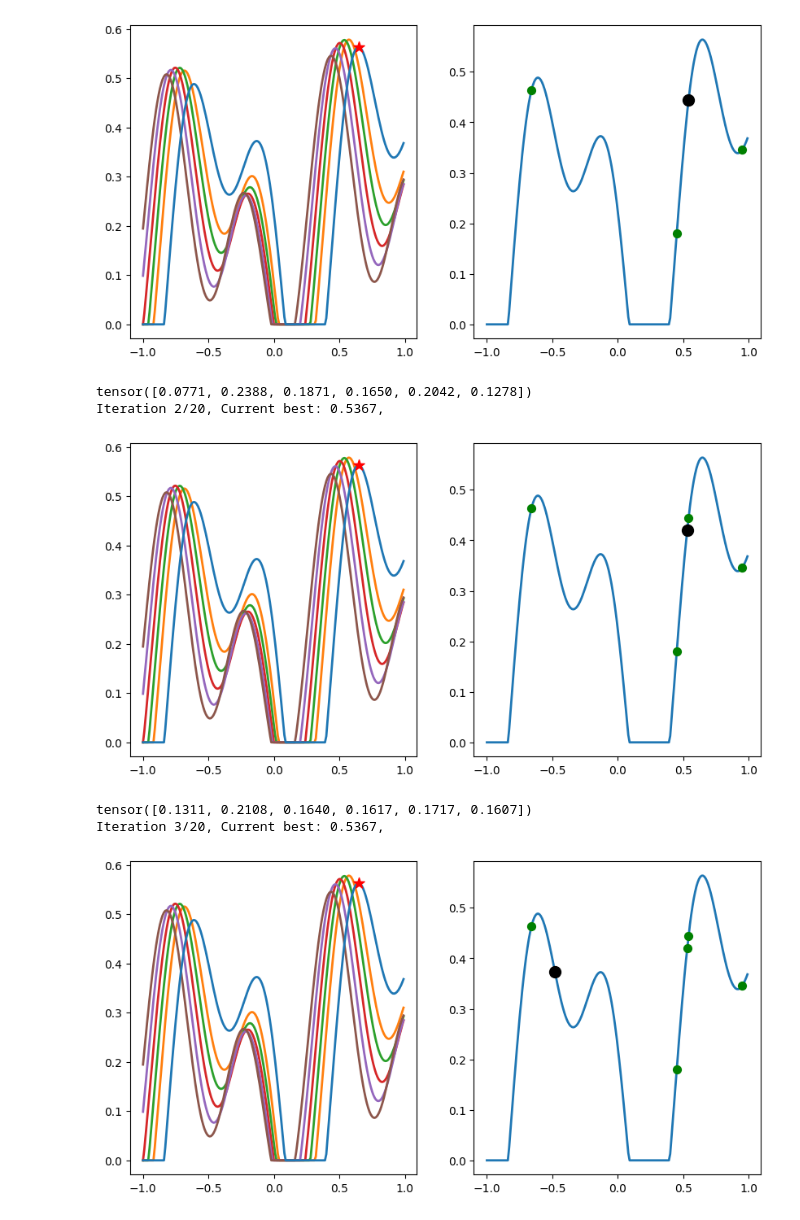
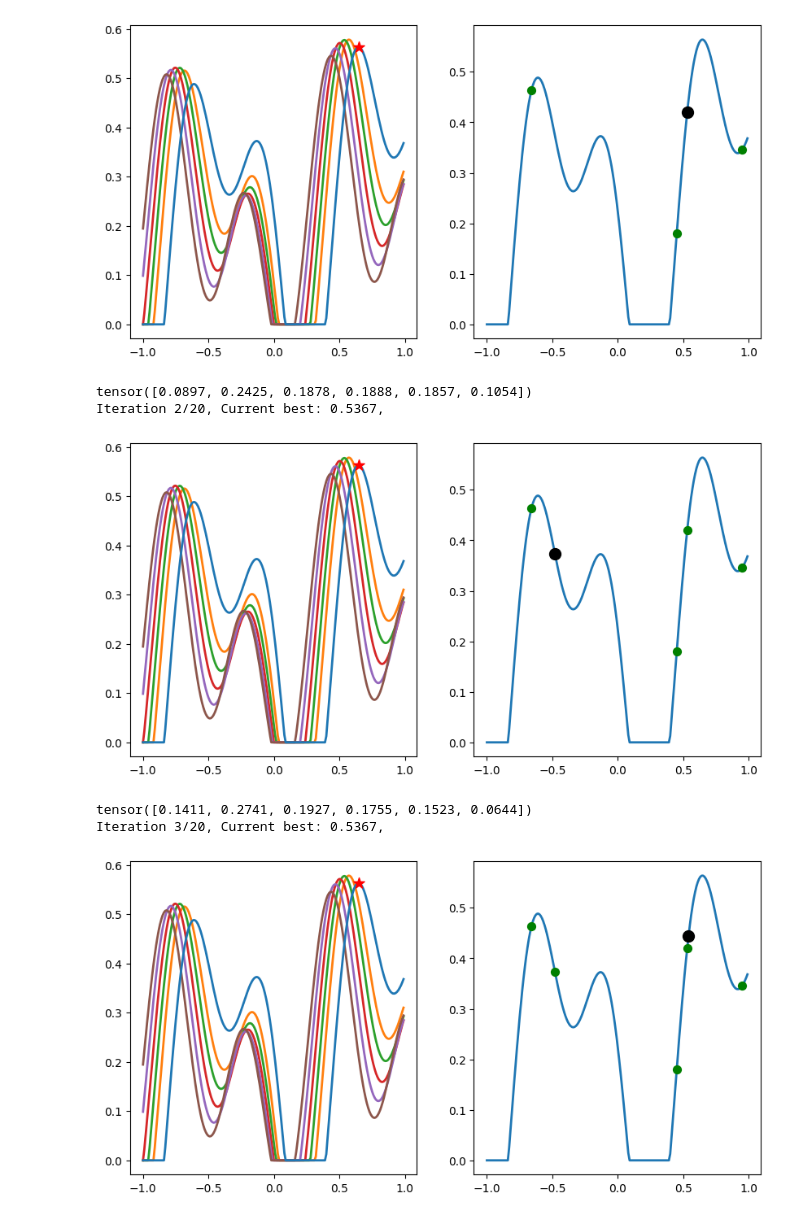
Before and after one commit to timruhkopf/ExperiencedFT-PFNs, a Jupyter notebook: HPO_tasks/Meta-learning-BO/benchmarks/SimpleSynth/demo_simple_run.ipynb, the cells around one changed output. Saved outputs shown, nothing was run; the diff lists cells and outputs as text; code cells hidden in the pictures.

```diff
--- a/HPO_tasks/Meta-learning-BO/benchmarks/SimpleSynth/demo_simple_run.ipynb
+++ b/HPO_tasks/Meta-learning-BO/benchmarks/SimpleSynth/demo_simple_run.ipynb
@@ -34,7 +31,7 @@ import pfns4bo
 from mpfns4bo.mpfns4bo import MPFNs4BO
 meta_data = benchmark.get_meta_data()
 optimizer = MPFNs4BO(torch.load( pfns4bo.hebo_plus_model), benchmark.search_space, meta_data, apply_power_transform=False,
-                      only_obs_incumbents=False, tranformation_type=None, mixing_strategy="my",)
+                      only_obs_incumbents=True, tranformation_type=None, mixing_strategy="default",)
 
 
 
@@ -78,39 +75,39 @@ for iteration in range(max_evaluations):
     not_evaluated = np.setdiff1d(np.arange(data_size), current_evaluations)
     axs[1].plot(X[not_evaluated], 1 - y[not_evaluated], linewidth=lw, label="\textbf{Down Stream Task}", zorder = 99)
     axs[1].scatter(X[current_evaluations], 1 - y[current_evaluations], s= 50, c= "green", label="Observed Samples", zorder = 99)
     idx = optimizer.observe_and_suggest(
         X[current_evaluations], y[current_evaluations], X[pending_evaluations]
     )
 
     axs[1].scatter(X[pending_evaluations][idx], 1 - y[pending_evaluations][idx], s= 100, c= "black", label="Next Sample (with meta learning)", zorder = 99)
     idx = pending_evaluations[idx]
     pending_evaluations.remove(idx)
     current_evaluations.append(idx)
     min_regret_history.append(np.min(y[current_evaluations]))
 
     print(optimizer.pfnimputation.reliability_scores)
 
     print(f"Iteration {iteration + 1}/{max_evaluations}, "
             f"Current best: {min_regret_history[-1]:.4f}, ")
 
     plt.show()
 
 
     if min(y) in min_regret_history:
         break
 
 # negate to recover accuracy
 min_regret_history += [min(y).item()] * (max_evaluations - i - 1)
 # %% [output]
 tensor([0.0620, 0.3239, 0.2681, 0.2268, 0.0917, 0.0274])
 Iteration 1/20, Current best: 0.5367,
-[figure, old version]
+[figure, new version]
-tensor([0.0771, 0.2388, 0.1871, 0.1650, 0.2042, 0.1278])
+tensor([0.0897, 0.2425, 0.1878, 0.1888, 0.1857, 0.1054])
 Iteration 2/20, Current best: 0.5367,
-[figure, old version]
+[figure, new version]
-tensor([0.1311, 0.2108, 0.1640, 0.1617, 0.1717, 0.1607])
+tensor([0.1411, 0.2741, 0.1927, 0.1755, 0.1523, 0.0644])
 Iteration 3/20, Current best: 0.5367,
-[figure, old version]
+[figure, new version]
 tensor([0.1814, 0.2317, 0.1685, 0.1338, 0.1442, 0.1403])
 Iteration 4/20, Current best: 0.5342,
 [figure]
```
Also changed, not shown: parts of 2 cells of this notebook, 4 other files.
